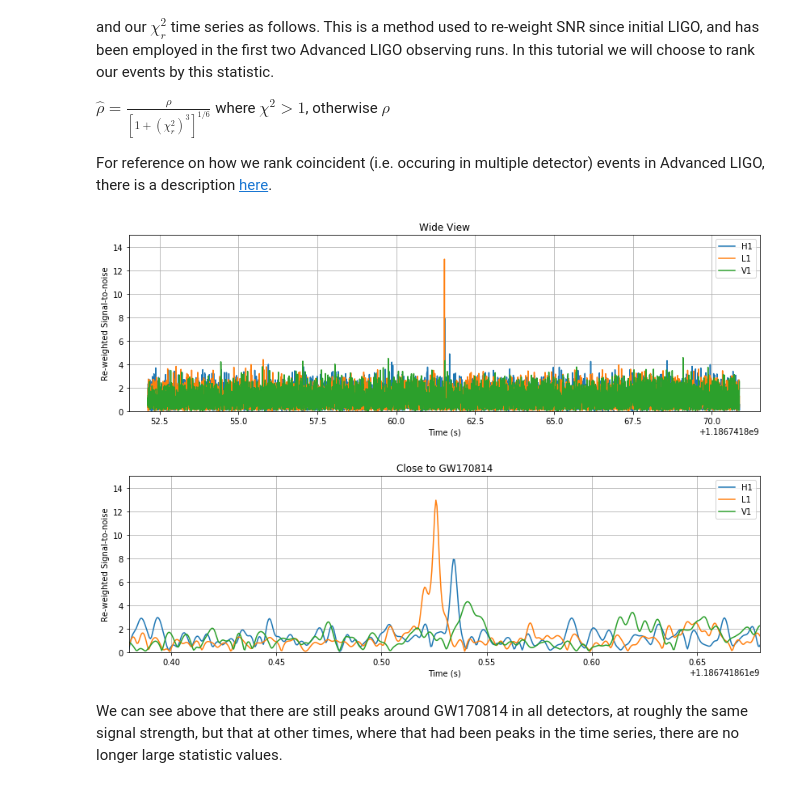
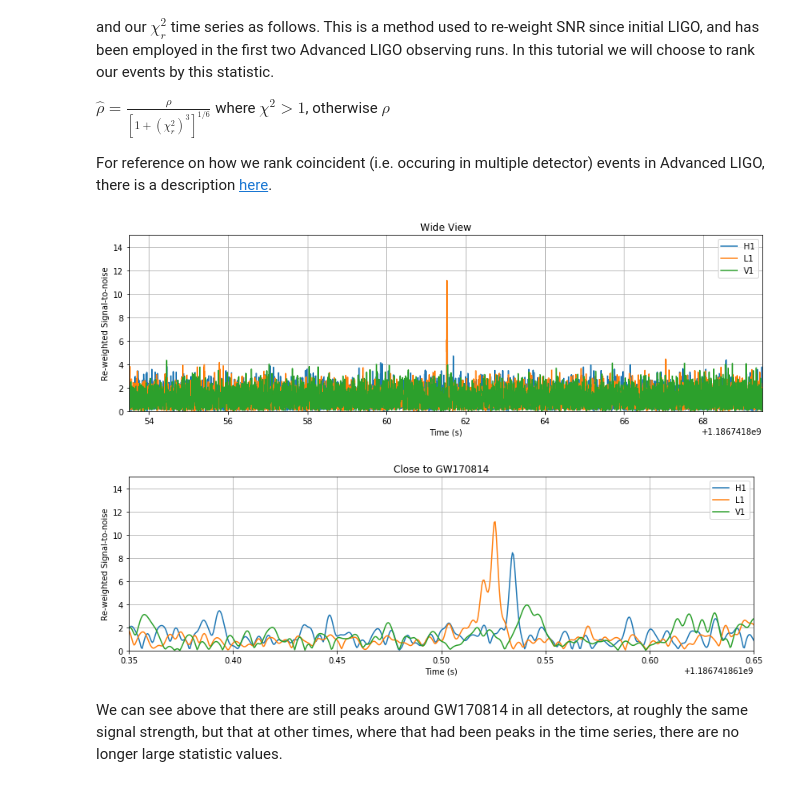
Before and after one commit to gw-odw/odw-2019, a Jupyter notebook: Day_2/Tuto_2.3_Signal_consistency_and_significance.ipynb, the cells around one changed output. Cells and saved outputs as stored; diff of their text form; code cells hidden in the pictures.

```diff
--- a/Day_2/Tuto_2.3_Signal_consistency_and_significance.ipynb
+++ b/Day_2/Tuto_2.3_Signal_consistency_and_significance.ipynb
@@ -88,7 +106,7 @@ from pycbc.waveform import get_fd_waveform
 from pycbc.filter import matched_filter
 
 # Calculate the component mass of each black hole in the detector frame
-cmass = m.median1d("mtotal") / 2      # This is in the source frame
+cmass = (m.median1d("mass1")+m.median1d("mass2")) / 2      # This is in the source frame
 cmass *= (1 + m.median1d("redshift")) # apply redshift to get to the detector frame
 
 # This is a frequency domain waveform generator. It has a very similar syntax to the time domain
@@ -107,7 +125,7 @@ for ifo in ifos:
     snr[ifo] = snr[ifo].crop(5, 4)
 # %%
 # Show a couple sizes
-for w, title in [(10, 'Wide View'), (.15, 'Close to GW170814')]:
+for w, title in [(8, 'Wide View'), (.15, 'Close to GW170814')]:
     pylab.figure(figsize=[14, 4])
     for ifo in ifos:
         pylab.plot(snr[ifo].sample_times, abs(snr[ifo]), label=ifo)
@@ -177,28 +195,28 @@ $\hat{\rho} = \frac{\rho}{ [1 + (\chi^2_r)^3]^{1/6}}$ where $\chi^2 > 1$, otherw
 
 For reference on how we rank coincident (i.e. occuring in multiple detector) events in Advanced LIGO, there is a description [here](http://iopscience.iop.org/article/10.3847/1538-4357/aa8f50/pdf).
 # %%
-from pycbc.events import newsnr
+from pycbc.events.ranking import newsnr
 
 # The rho-hat term above is named "newsnr" here
 nsnr = {ifo:newsnr(abs(snr[ifo]), chisq[ifo]) for ifo in ifos}
 
 # Show a couple sizes
-for w, title in [(10, 'Wide View'), (.15, 'Close to GW170814')]:
+for w, title in [(8, 'Wide View'), (.15, 'Close to GW170814')]:
     pylab.figure(figsize=[14, 4])
     for ifo in ifos:
         pylab.plot(snr[ifo].sample_times, nsnr[ifo], label=ifo)
 
     pylab.legend()
     pylab.title(title)
     pylab.grid()
     pylab.xlim(m.time - w, m.time + w)
     pylab.ylim(0, 15)
     pylab.xlabel('Time (s)')
     pylab.ylabel('Re-weighted Signal-to-noise')
     pylab.show()
 # %% [output]
-[figure, old version]
+[figure, new version]
-[figure, old version]
+[figure, new version]
 # %% [markdown]
 We can see above that there are still peaks around GW170814 in all detectors, at roughly the same signal strength, but that at other times, where that had been peaks in the time series, there are no longer large statistic values.
 # %% [markdown]
```
Also changed, not shown: parts of 6 cells of this notebook.
